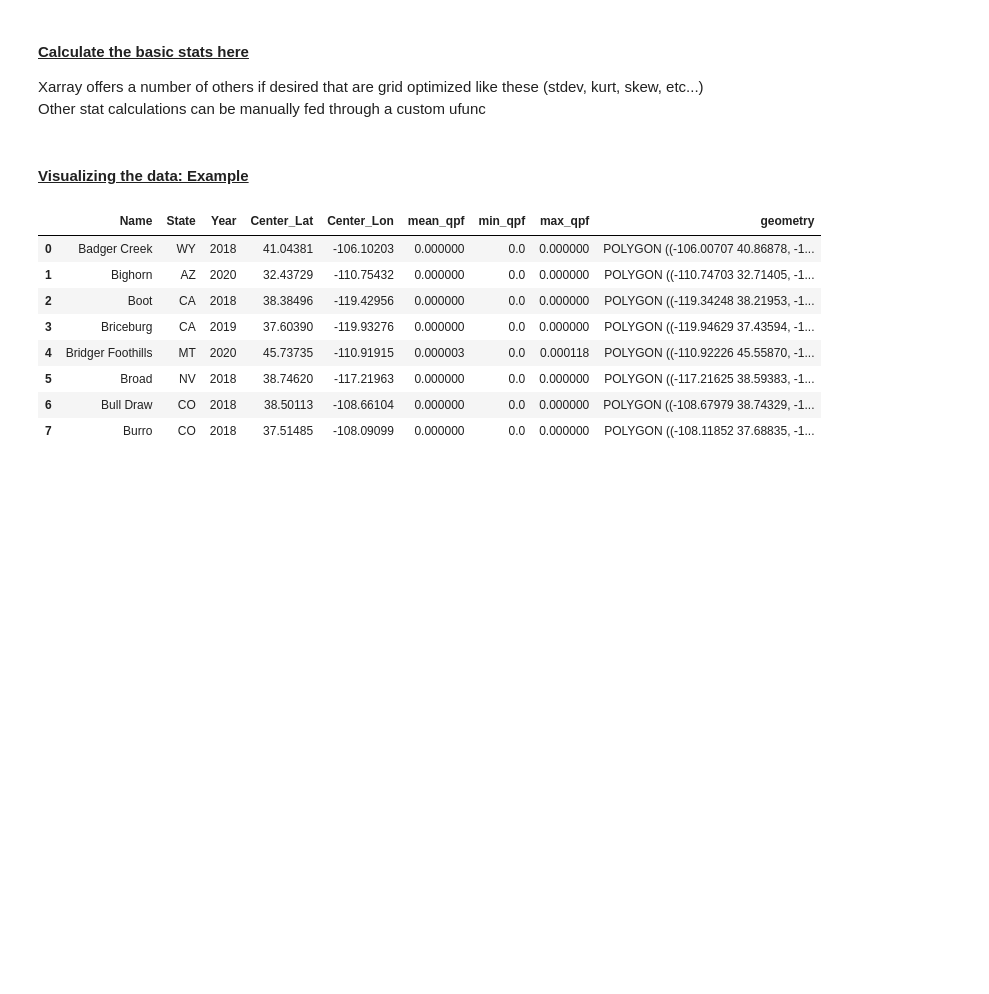
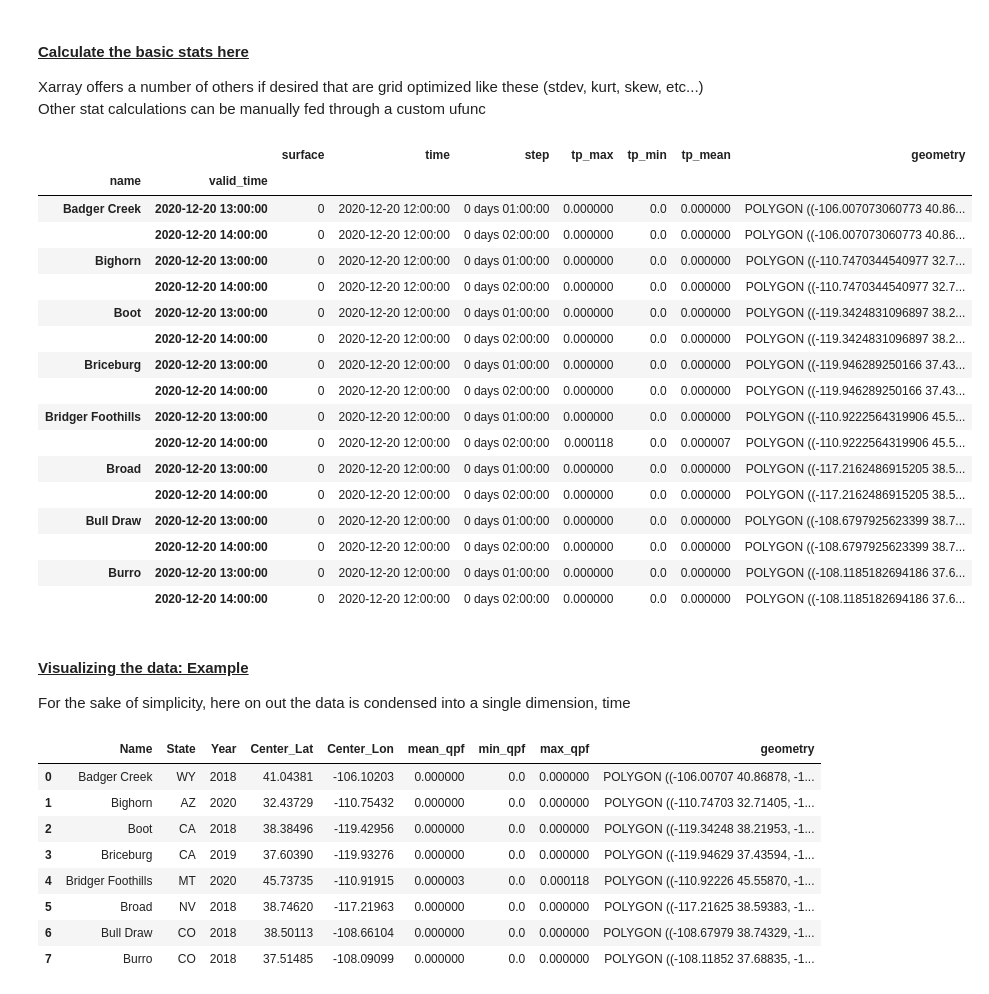
Before and after one commit to m-wessler/fire-qpf, a Jupyter notebook: nbm_qpf_shapefile_stats.ipynb, the cells around one changed output. Saved outputs shown, nothing was run; the diff lists cells and outputs as text; code cells hidden in the pictures; blank space fills up the shorter version.

Commit message:
updated to allow for multiIndex with valid time dimension

```diff
--- a/nbm_qpf_shapefile_stats.ipynb
+++ b/nbm_qpf_shapefile_stats.ipynb
@@ -159,13 +170,42 @@ Xarray offers a number of others if desired that are grid optimized like these (
 Other stat calculations can be manually fed through a custom ufunc<br>
 # %%
 tp_stats = xr.merge(
-    [tp_masked.max(dim=['valid_time', 'x', 'y']).rename('tp_max'),
-    tp_masked.min(dim=['valid_time', 'x', 'y']).rename('tp_min'),
-    tp_masked.mean(dim=['valid_time', 'x', 'y']).rename('tp_mean')])
+    [tp_masked.max(dim=['x', 'y']).rename('tp_max'),
+    tp_masked.min(dim=['x', 'y']).rename('tp_min'),
+    tp_masked.mean(dim=['x', 'y']).rename('tp_mean')])
 
-# tp_stats
+# Use some pandas/xarray cooperation to make this easy...
+# Combine polygons, init time, and name into a multiIndex geoPandasDataframe!
+polygons_xr = polygons.to_xarray()['geometry'].rename({'index':'name'})
+polygons_xr['name'] = tp_stats.name
+polygons_xr = polygons_xr.drop(['surface', 'time'])
+polygons_xr
+
+tp_stats = xr.merge([tp_stats, polygons_xr])
+tp_stats.to_dataframe()
+# %% [output]
+|  |  | surface | time | step | tp_max | tp_min | tp_mean | geometry |
+| name | valid_time |  |  |  |  |  |  |  |
+| Badger Creek | 2020-12-20 13:00:00 | 0 | 2020-12-20 12:00:00 | 0 days 01:00:00 | 0.000000 | 0.0 | 0.000000 | POLYGON ((-106.007073060773 40.86... |
+|  | 2020-12-20 14:00:00 | 0 | 2020-12-20 12:00:00 | 0 days 02:00:00 | 0.000000 | 0.0 | 0.000000 | POLYGON ((-106.007073060773 40.86... |
+| Bighorn | 2020-12-20 13:00:00 | 0 | 2020-12-20 12:00:00 | 0 days 01:00:00 | 0.000000 | 0.0 | 0.000000 | POLYGON ((-110.7470344540977 32.7... |
+|  | 2020-12-20 14:00:00 | 0 | 2020-12-20 12:00:00 | 0 days 02:00:00 | 0.000000 | 0.0 | 0.000000 | POLYGON ((-110.7470344540977 32.7... |
+| Boot | 2020-12-20 13:00:00 | 0 | 2020-12-20 12:00:00 | 0 days 01:00:00 | 0.000000 | 0.0 | 0.000000 | POLYGON ((-119.3424831096897 38.2... |
+|  | 2020-12-20 14:00:00 | 0 | 2020-12-20 12:00:00 | 0 days 02:00:00 | 0.000000 | 0.0 | 0.000000 | POLYGON ((-119.3424831096897 38.2... |
+| Briceburg | 2020-12-20 13:00:00 | 0 | 2020-12-20 12:00:00 | 0 days 01:00:00 | 0.000000 | 0.0 | 0.000000 | POLYGON ((-119.946289250166 37.43... |
+|  | 2020-12-20 14:00:00 | 0 | 2020-12-20 12:00:00 | 0 days 02:00:00 | 0.000000 | 0.0 | 0.000000 | POLYGON ((-119.946289250166 37.43... |
+| Bridger Foothills | 2020-12-20 13:00:00 | 0 | 2020-12-20 12:00:00 | 0 days 01:00:00 | 0.000000 | 0.0 | 0.000000 | POLYGON ((-110.9222564319906 45.5... |
+|  | 2020-12-20 14:00:00 | 0 | 2020-12-20 12:00:00 | 0 days 02:00:00 | 0.000118 | 0.0 | 0.000007 | POLYGON ((-110.9222564319906 45.5... |
+| Broad | 2020-12-20 13:00:00 | 0 | 2020-12-20 12:00:00 | 0 days 01:00:00 | 0.000000 | 0.0 | 0.000000 | POLYGON ((-117.2162486915205 38.5... |
+|  | 2020-12-20 14:00:00 | 0 | 2020-12-20 12:00:00 | 0 days 02:00:00 | 0.000000 | 0.0 | 0.000000 | POLYGON ((-117.2162486915205 38.5... |
+| Bull Draw | 2020-12-20 13:00:00 | 0 | 2020-12-20 12:00:00 | 0 days 01:00:00 | 0.000000 | 0.0 | 0.000000 | POLYGON ((-108.6797925623399 38.7... |
+|  | 2020-12-20 14:00:00 | 0 | 2020-12-20 12:00:00 | 0 days 02:00:00 | 0.000000 | 0.0 | 0.000000 | POLYGON ((-108.6797925623399 38.7... |
+| Burro | 2020-12-20 13:00:00 | 0 | 2020-12-20 12:00:00 | 0 days 01:00:00 | 0.000000 | 0.0 | 0.000000 | POLYGON ((-108.1185182694186 37.6... |
+|  | 2020-12-20 14:00:00 | 0 | 2020-12-20 12:00:00 | 0 days 02:00:00 | 0.000000 | 0.0 | 0.000000 | POLYGON ((-108.1185182694186 37.6... |
 # %% [markdown]
 #### <u>Visualizing the data: Example</u>
+
+For the sake of simplicity, here on out the data is condensed into a single dimension, time
 # %%
 polygon_stats = polygons.copy()
 
```
Also changed, not shown: parts of 4 cells of this notebook.
